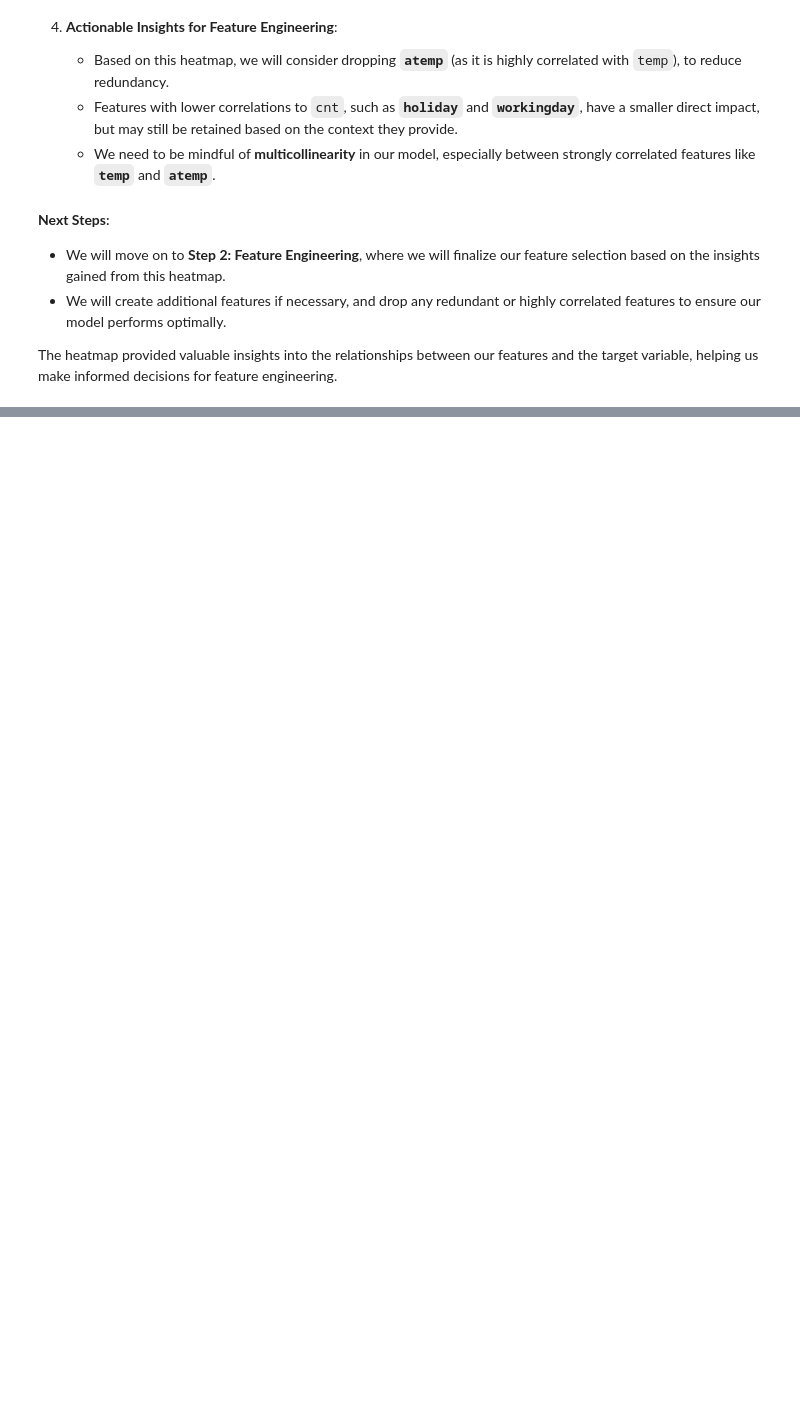
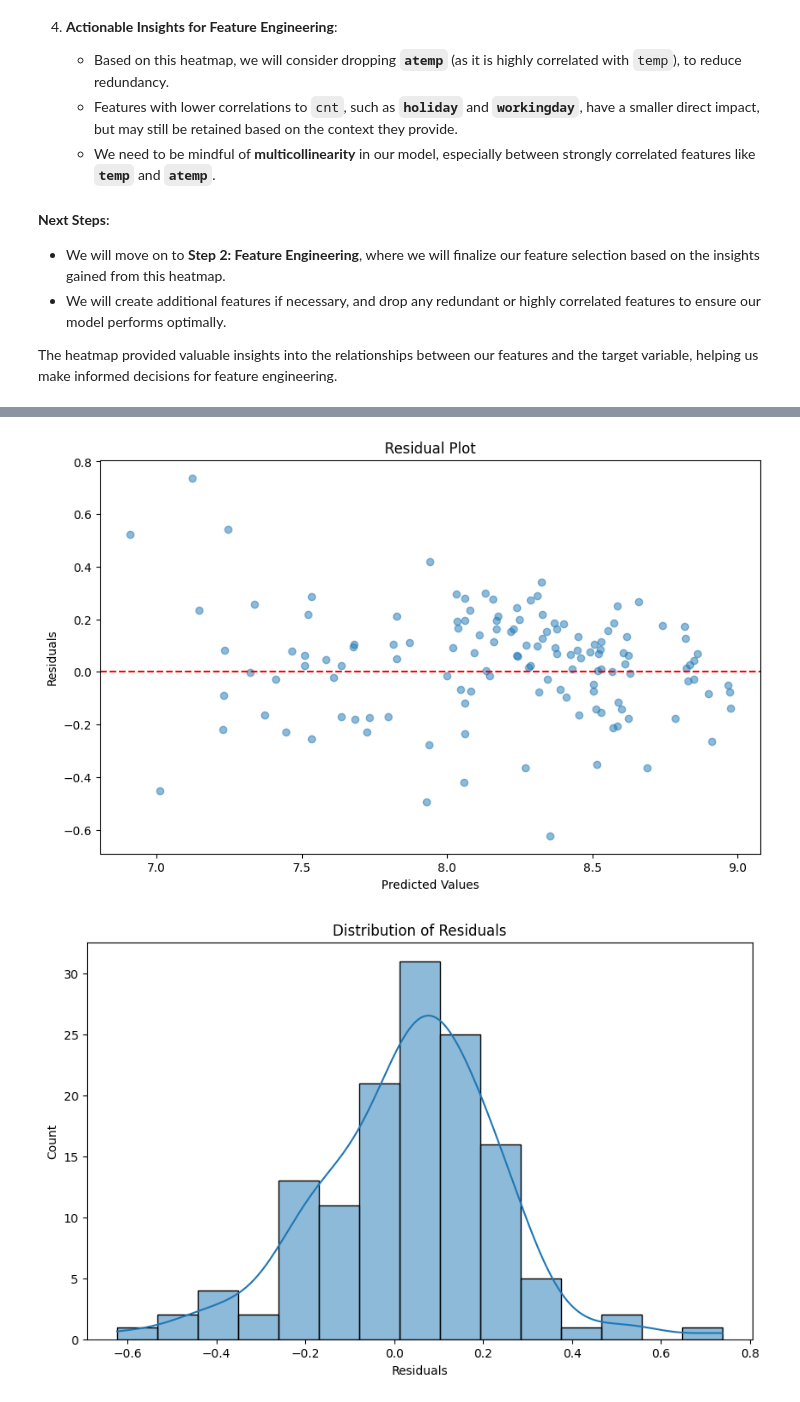
Before and after one commit to jafarijason/ds_002_boom_bikes_case_study_regression, a Jupyter notebook: Group_Facilitator_Jason_Jafari.ipynb, the cells around one changed output, grey strips where cells are left out. Cells and saved outputs as stored; diff of their text form; code cells hidden in the pictures; blank space fills up the shorter version.

```diff
--- a/Group_Facilitator_Jason_Jafari.ipynb
+++ b/Group_Facilitator_Jason_Jafari.ipynb
@@ -280,6 +282,7 @@ Let's proceed to create dummy variables for our categorical features.
 # %%
 print("Columns in the dataset before creating dummy variables:")
 print(data.columns)
+categorical_columns = ['season', 'mnth', 'weathersit', 'weekday']
 
 existing_columns = [col for col in categorical_columns if col in data.columns]
 
@@ -383,0 +474,8 @@ The heatmap provided valuable insights into the relationships between our featur
+# %%
+import statsmodels.api as sm
+
+X_train_const = sm.add_constant(X_train)
+
+ols_model = sm.OLS(y_train, X_train_const).fit()
+
+print(ols_model.summary())
@@ -383,0 +577,12 @@ The heatmap provided valuable insights into the relationships between our featur
+# %%
+from sklearn.metrics import r2_score, mean_squared_error
+import numpy as np
+
+y_pred_refined = ols_model_refined.predict(X_test_const_refined)
+
+r2_refined = r2_score(y_test, y_pred_refined)
+
+rmse_refined = np.sqrt(mean_squared_error(y_test, y_pred_refined))
+
+print(f'R-squared on Test Set (Refined Model): {r2_refined:.4f}')
+print(f'Root Mean Squared Error (RMSE) on Test Set (Refined Model): {rmse_refined:.4f}')
@@ -383,0 +626,25 @@ The heatmap provided valuable insights into the relationships between our featur
+# %%
+import matplotlib.pyplot as plt
+import seaborn as sns
+
+# Calculate residuals
+residuals = y_test - y_pred_refined
+
+# Plot residuals
+plt.figure(figsize=(10, 6))
+plt.scatter(y_pred_refined, residuals, alpha=0.5)
+plt.axhline(y=0, color='r', linestyle='--')
+plt.xlabel('Predicted Values')
+plt.ylabel('Residuals')
+plt.title('Residual Plot')
+plt.show()
+
+# Plot distribution of residuals
+plt.figure(figsize=(10, 6))
+sns.histplot(residuals, kde=True)
+plt.xlabel('Residuals')
+plt.title('Distribution of Residuals')
+plt.show()
+# %% [output]
+[figure, added]
+[figure, added]
```
Also changed, not shown: parts of 26 cells of this notebook, 4 other files.
